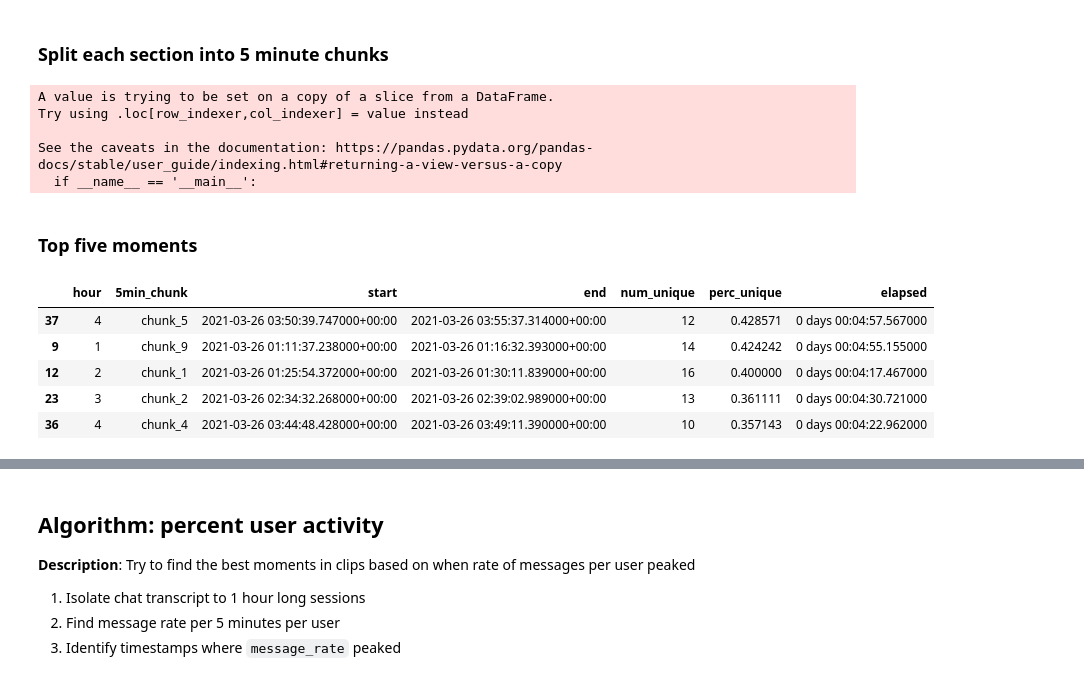
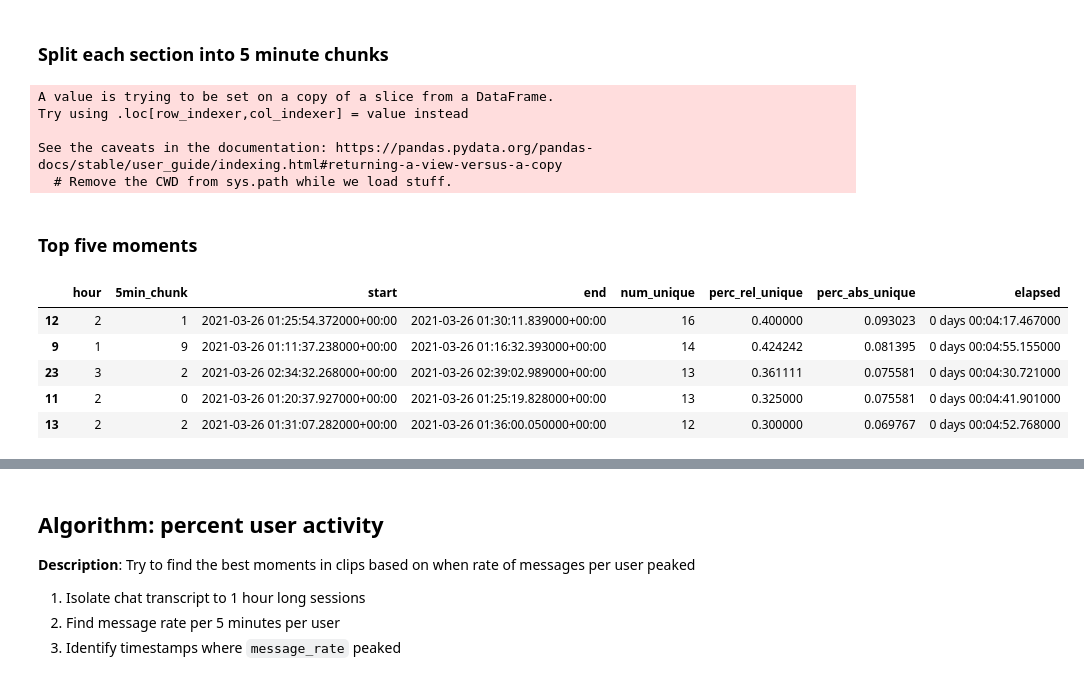
Before and after one commit to pillargg/pillar_algos, a Jupyter notebook: pillar.ipynb, the cells around one changed output, grey strips where cells are left out. Cells and saved outputs as stored; diff of their text form; code cells hidden in the pictures.

Commit message:
added explanations and interpretations of alg1 results

```diff
--- a/pillar.ipynb
+++ b/pillar.ipynb
@@ -178,7 +178,7 @@ WOOOOOOOO
 ### Split each section into 5 minute chunks
 # %%
 class fminChats():
-    def __init__(self,dataframe):
+    def __init__(self,dataframe, big_unique):
         '''
         Finds the percent unique chatters that chatted every 5 minutes
         '''
@@ -188,6 +188,7 @@ class fminChats():
         first = dataframe[dataframe['created_at'] <= dataframe.iloc[0,0] + pd.Timedelta(minutes = 5)]
 
         self.total_uniques = len(dataframe['_id'].unique())
+        self.big_unique = big_unique
 
         self.last_i = first.index.max()
         self.dataframe = dataframe
@@ -221,29 +222,33 @@ class fminChats():
                 'start':[],
                 'end':[],
                 'num_unique':[],
-                'perc_unique':[]
+                'perc_rel_unique':[],
+                'perc_abs_unique':[]
         }
 
         for i in range(len(chunk_list)):
             # calcuate
-            chunk = f"chunk_{i}"
+            chunk = i
             unique = len(chunk_list[i]['_id'].unique())
             timestamp = [chunk_list[i]['created_at'].min(), chunk_list[i]['created_at'].max()]
-            perc = unique/self.total_uniques
+            perc_rel = unique/self.total_uniques # this is the total uniques in THAT DATAFRAME, ie the hourly cut
+            perc_abs = unique/self.big_unique # this is the total uniques in the entire twitch session
             # store
             perc_unique['5min_chunk'].append(chunk)
             perc_unique['start'].append(timestamp[0])
             perc_unique['end'].append(timestamp[1])
             perc_unique['num_unique'].append(unique)
-            perc_unique['perc_unique'].append(perc)
+            perc_unique['perc_rel_unique'].append(perc_rel)
+            perc_unique['perc_abs_unique'].append(perc_abs)
 
         df_unique = pd.DataFrame(perc_unique)
         df_unique['elapsed'] = df_unique['end'] - df_unique['start']
         return df_unique
 # %%
+max_uniques = len(big_df['_id'].unique()) # the total number of unique chatters for the entire twitch session
 # Percent uniques every 5 minutes relative to that 1 hour section's chatters
 second = hour_list[1]
-fm = fminChats(second)
+fm = fminChats(second, max_uniques)
 fm.find_rest()
 chunk_list = fm.result
 
@@ -257,12 +262,15 @@ A value is trying to be set on a copy of a slice from a DataFrame.
 Try using .loc[row_indexer,col_indexer] = value instead
 
 See the caveats in the documentation: https://pandas.pydata.org/pandas-docs/stable/user_guide/indexing.html#returning-a-view-versus-a-copy
-  if __name__ == '__main__':
+  # Remove the CWD from sys.path while we load stuff.
 # %%
-results = pd.DataFrame(columns=['hour', '5min_chunk', 'start', 'end', 'num_unique', 'perc_unique'])
+results = pd.DataFrame(columns=['hour', '5min_chunk', 'start', 'end', 'num_unique', 'perc_rel_unique', 'perc_abs_unique'])
+
+max_uniques = len(big_df['_id'].unique()) # the total number of unique chatters for the entire twitch session
+
 # now iterate all sections through the class
 for i in range(len(hour_list)):
-    fm = fminChats(hour_list[i])
+    fm = fminChats(hour_list[i], max_uniques)
     _n = fm.find_rest()
     chunk_list = fm.result # get back list of dfs, each 5 minutes long
 
@@ -275,11 +283,11 @@ results = results.reset_index(drop=True)
 # %% [markdown]
 ### Top five moments
 # %%
-results.sort_values('perc_unique',ascending=False).head()
+results.sort_values('perc_abs_unique',ascending=False).head()
 # %% [output]
-|  | hour | 5min_chunk | start | end | num_unique | perc_unique | elapsed |
-| 37 | 4 | chunk_5 | 2021-03-26 03:50:39.747000+00:00 | 2021-03-26 03:55:37.314000+00:00 | 12 | 0.428571 | 0 days 00:04:57.567000 |
-| 9 | 1 | chunk_9 | 2021-03-26 01:11:37.238000+00:00 | 2021-03-26 01:16:32.393000+00:00 | 14 | 0.424242 | 0 days 00:04:55.155000 |
-| 12 | 2 | chunk_1 | 2021-03-26 01:25:54.372000+00:00 | 2021-03-26 01:30:11.839000+00:00 | 16 | 0.400000 | 0 days 00:04:17.467000 |
-| 23 | 3 | chunk_2 | 2021-03-26 02:34:32.268000+00:00 | 2021-03-26 02:39:02.989000+00:00 | 13 | 0.361111 | 0 days 00:04:30.721000 |
-| 36 | 4 | chunk_4 | 2021-03-26 03:44:48.428000+00:00 | 2021-03-26 03:49:11.390000+00:00 | 10 | 0.357143 | 0 days 00:04:22.962000 |
+|  | hour | 5min_chunk | start | end | num_unique | perc_rel_unique | perc_abs_unique | elapsed |
+| 12 | 2 | 1 | 2021-03-26 01:25:54.372000+00:00 | 2021-03-26 01:30:11.839000+00:00 | 16 | 0.400000 | 0.093023 | 0 days 00:04:17.467000 |
+| 9 | 1 | 9 | 2021-03-26 01:11:37.238000+00:00 | 2021-03-26 01:16:32.393000+00:00 | 14 | 0.424242 | 0.081395 | 0 days 00:04:55.155000 |
+| 23 | 3 | 2 | 2021-03-26 02:34:32.268000+00:00 | 2021-03-26 02:39:02.989000+00:00 | 13 | 0.361111 | 0.075581 | 0 days 00:04:30.721000 |
+| 11 | 2 | 0 | 2021-03-26 01:20:37.927000+00:00 | 2021-03-26 01:25:19.828000+00:00 | 13 | 0.325000 | 0.075581 | 0 days 00:04:41.901000 |
+| 13 | 2 | 2 | 2021-03-26 01:31:07.282000+00:00 | 2021-03-26 01:36:00.050000+00:00 | 12 | 0.300000 | 0.069767 | 0 days 00:04:52.768000 |
```
Also changed, not shown: parts of 4 cells of this notebook.
